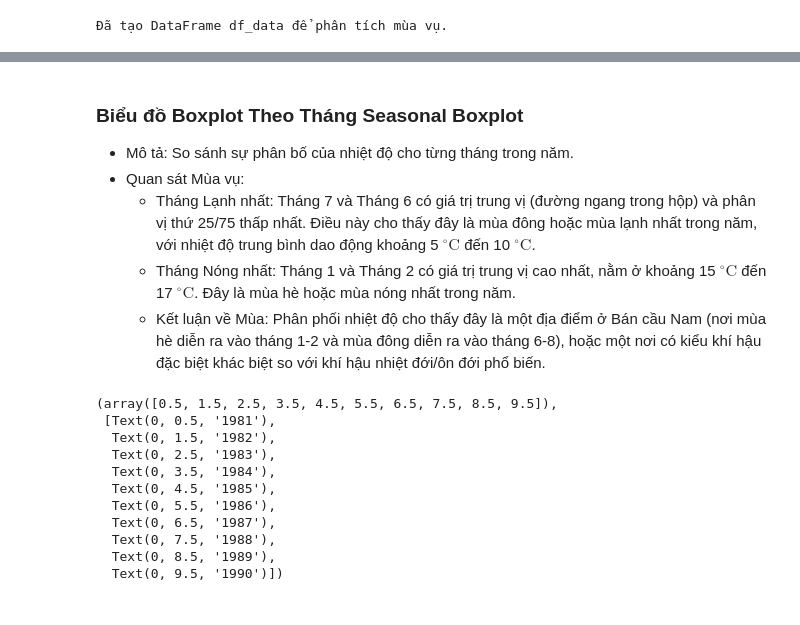
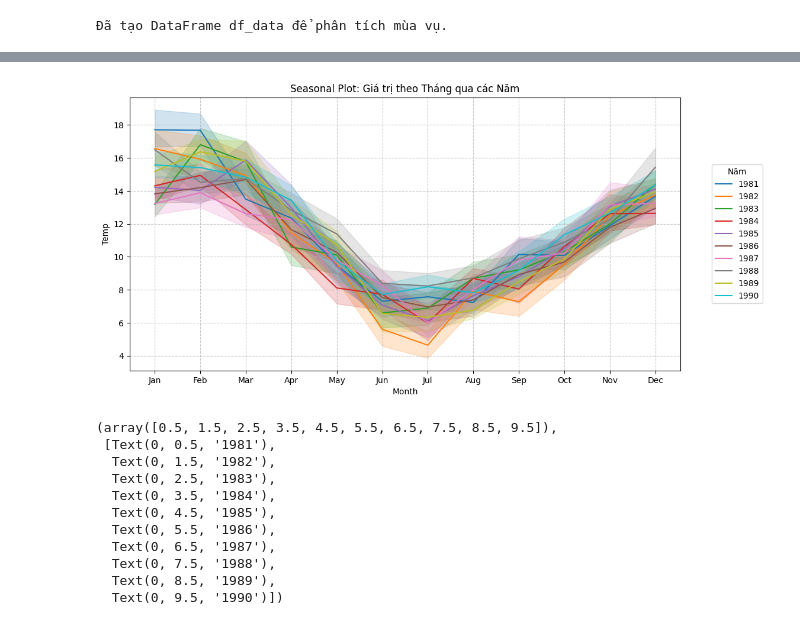
Before and after one commit to 208dongpha/Time-Series, a Jupyter notebook: chapter2/chap2.ipynb, the cells around one changed output, grey strips where cells are left out. Saved outputs shown, nothing was run; the diff lists cells and outputs as text; code cells hidden in the pictures.

```diff
--- a/chapter2/chap2.ipynb
+++ b/chapter2/chap2.ipynb
@@ -437,22 +427,3 @@ df_data['Month_Name'] = df_data.index.strftime('%b')
 print("Đã tạo DataFrame df_data để phân tích mùa vụ.")
 # %% [output]
 Đã tạo DataFrame df_data để phân tích mùa vụ.
-# %%
-# Yêu cầu 3: Seasonal Plot theo tháng (Boxplot)
-plt.figure(figsize=(12, 6))
-
-# Đảm bảo thứ tự tháng (từ tháng 1 dến 12)
-month_order = df_data.sort_values(by='Month')['Month_Name'].unique()
-
-sb.boxplot(
-    x='Month_Name',
-    y='Value',
-    data=df_data,
-    order=month_order,
-    palette='Pastel1'
-)
-
-plt.title('3. Seasonal Boxplot - Phân phối Giá trị theo Tháng')
-plt.xlabel('Month')
-plt.ylabel('Temp')
-plt.grid(axis='y', linestyle='--', alpha=0.6)
@@ -464,10 +430,44 @@ Passing `palette` without assigning `hue` is deprecated and will be removed in v
-# %% [markdown]
-### Biểu đồ Boxplot Theo Tháng Seasonal Boxplot
-- Mô tả: So sánh sự phân bố của nhiệt độ cho từng tháng trong năm.
-- Quan sát Mùa vụ:
-    - Tháng Lạnh nhất: Tháng 7 và Tháng 6 có giá trị trung vị (đường ngang trong hộp) và phân vị thứ 25/75 thấp nhất. Điều này cho thấy đây là mùa đông hoặc mùa lạnh nhất trong năm, với nhiệt độ trung bình dao động khoảng 5 ${^\circ}\text{C}$ đến 10 ${^\circ}\text{C}$.
-    - Tháng Nóng nhất: Tháng 1 và Tháng 2 có giá trị trung vị cao nhất, nằm ở khoảng 15 ${^\circ}\text{C}$ đến 17 ${^\circ}\text{C}$. Đây là mùa hè hoặc mùa nóng nhất trong năm.
-    - Kết luận về Mùa: Phân phối nhiệt độ cho thấy đây là một địa điểm ở Bán cầu Nam (nơi mùa hè diễn ra vào tháng 1-2 và mùa đông diễn ra vào tháng 6-8), hoặc một nơi có kiểu khí hậu đặc biệt khác biệt so với khí hậu nhiệt đới/ôn đới phổ biến.
+# %%
+# 1. Thiết lập kích thước hình
+plt.figure(figsize=(12, 6))
+
+# 2. Vẽ biểu đồ Seasonal Plot bằng sns.lineplot
+# Trục X: Tên tháng (Month_Name)
+# Trục Y: Giá trị cần phân tích (Value)
+# Phân biệt màu sắc (Hue) theo năm (Year)
+sb.lineplot(
+    data=df_data,
+    x='Month_Name',
+    y='Value',
+    hue='Year',
+    legend='full',
+    palette='tab10' # Chọn bảng màu
+)
+
+# 3. Thêm tiêu đề và nhãn
+plt.title('Seasonal Plot: Giá trị theo Tháng qua các Năm')
+plt.xlabel('Month')
+plt.ylabel('Temp')
+
+# 4. Sắp xếp lại thứ tự tháng trên trục X (đảm bảo Jan -> Dec)
+# Lấy thứ tự tháng từ DataFrame ban đầu (Index)
+try:
+    month_order = df_data.index.strftime('%b').unique()
+    plt.gca().set_xticklabels(month_order)
+except AttributeError:
+    # Trường hợp index không phải DateTimeIndex nữa
+    # Dùng cách sắp xếp dựa trên cột Month
+    month_order = df_data.sort_values('Month')['Month_Name'].unique()
+    plt.gca().set_xticklabels(month_order)
+
+
+# # 5. Di chuyển legend ra ngoài để không che biểu đồ
+plt.legend(title='Năm', loc='center left', bbox_to_anchor=(1.05, 0.5))
+
+plt.grid(True, linestyle='--', alpha=0.7)
+plt.show()
+# %% [output]
+[figure, added]
 # %%
 # Vẽ heatmap seasonality (month × year).
 # Chuyển đổi dữ liệu sang dạng pivot table
```
Also changed, not shown: parts of 5 cells of this notebook, 2 other files.
